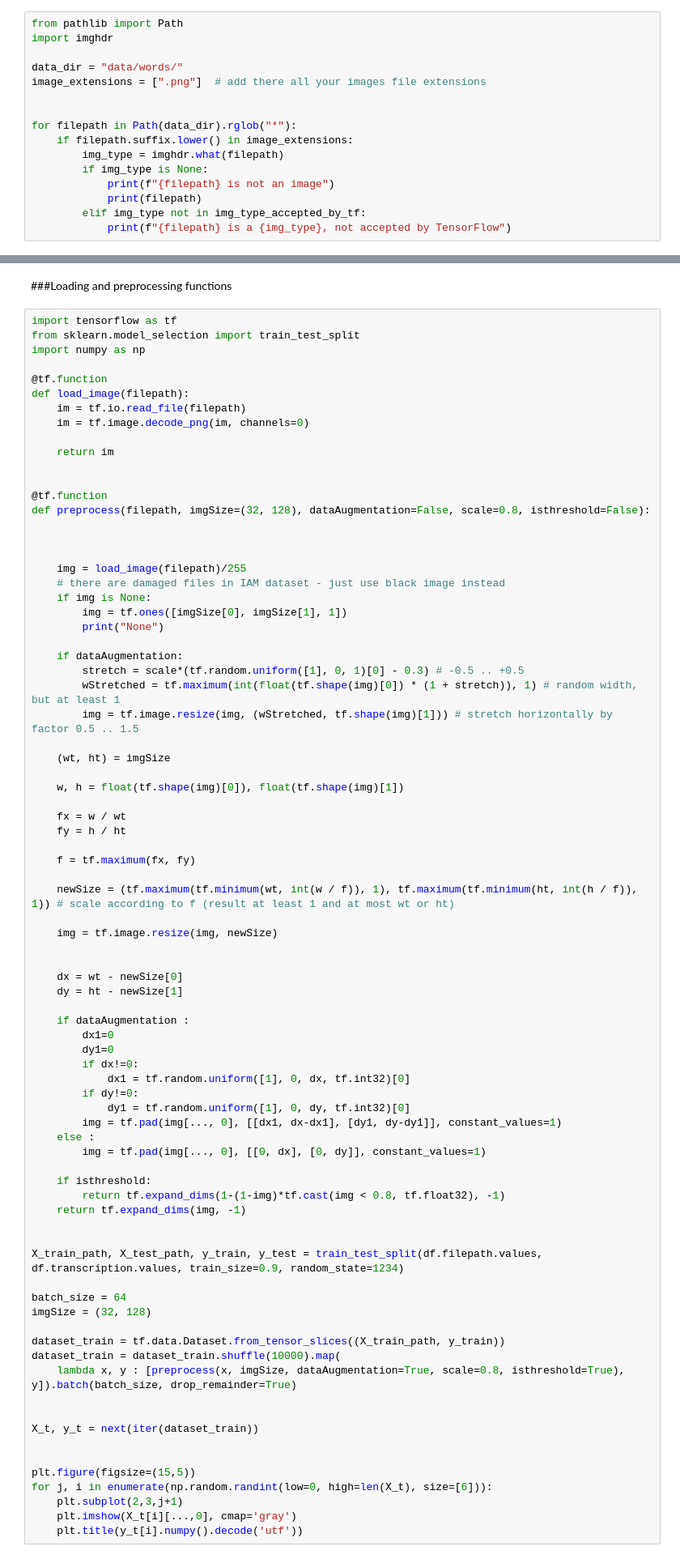
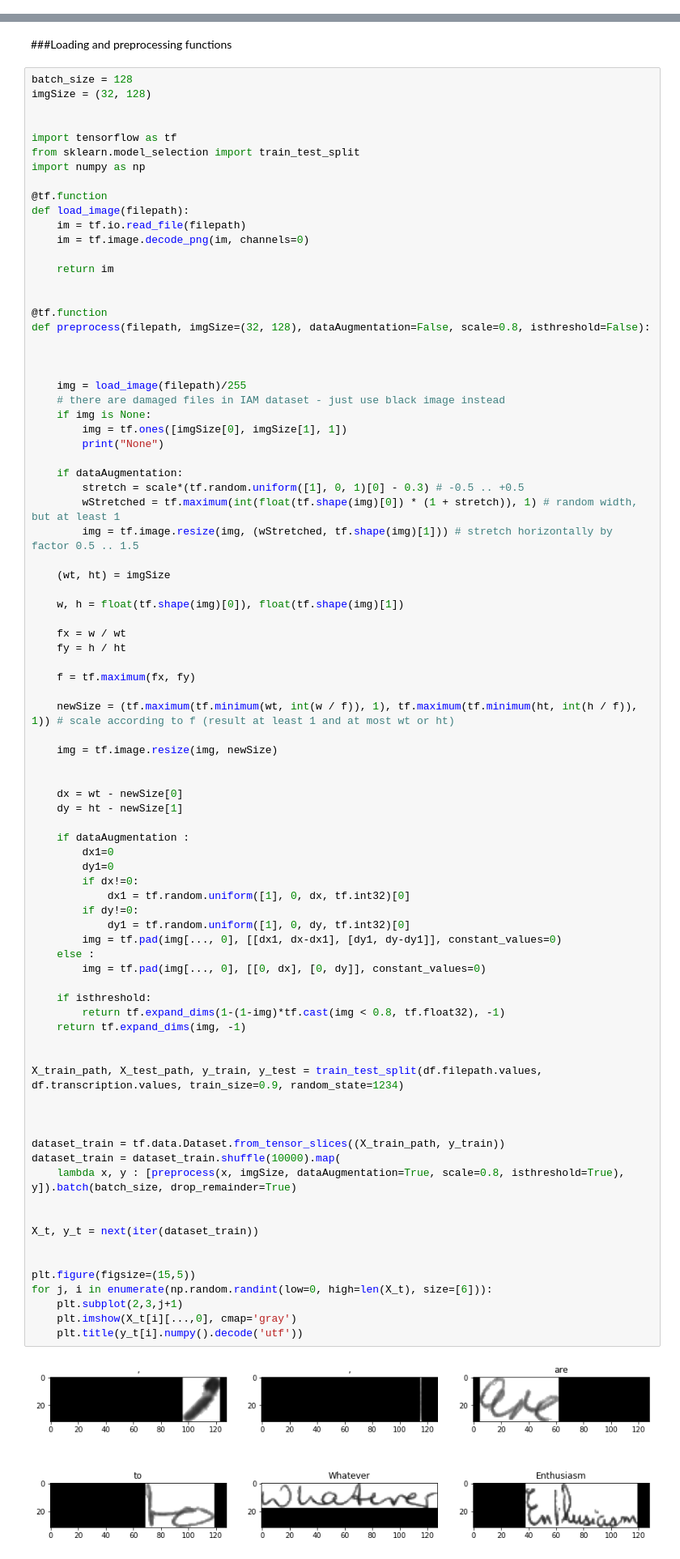
Before and after one commit to Zokoban/pyOCRTEN, a Jupyter notebook: ocr_project.ipynb, the cells around one changed output, grey strips where cells are left out. Shown at 81% size. Saved outputs shown, nothing was run; the diff lists cells and outputs as text.

```diff
--- a/ocr_project.ipynb
+++ b/ocr_project.ipynb
@@ -121,16 +115,0 @@ df Length:  48227
-# %%
-from pathlib import Path
-import imghdr
-
-data_dir = "data/words/"
-image_extensions = [".png"]  # add there all your images file extensions
-
-
-for filepath in Path(data_dir).rglob("*"):
-    if filepath.suffix.lower() in image_extensions:
-        img_type = imghdr.what(filepath)
-        if img_type is None:
-            print(f"{filepath} is not an image")
-            print(filepath)
-        elif img_type not in img_type_accepted_by_tf:
-            print(f"{filepath} is a {img_type}, not accepted by TensorFlow")
@@ -144,6 +118,10 @@ data/words/a01/a01-117/a01-117-05-02.png
 # %% [markdown]
 ###Loading and preprocessing functions
 # %%
+batch_size = 128
+imgSize = (32, 128)
+
+
 import tensorflow as tf
 from sklearn.model_selection import train_test_split
 import numpy as np
@@ -192,37 +170,38 @@ def preprocess(filepath, imgSize=(32, 128), dataAugmentation=False, scale=0.8, i
     if dataAugmentation :
         dx1=0
         dy1=0
         if dx!=0:
             dx1 = tf.random.uniform([1], 0, dx, tf.int32)[0]
         if dy!=0:
             dy1 = tf.random.uniform([1], 0, dy, tf.int32)[0]
-        img = tf.pad(img[..., 0], [[dx1, dx-dx1], [dy1, dy-dy1]], constant_values=1)
+        img = tf.pad(img[..., 0], [[dx1, dx-dx1], [dy1, dy-dy1]], constant_values=0)
     else :
-        img = tf.pad(img[..., 0], [[0, dx], [0, dy]], constant_values=1)
+        img = tf.pad(img[..., 0], [[0, dx], [0, dy]], constant_values=0)
 
     if isthreshold:
         return tf.expand_dims(1-(1-img)*tf.cast(img < 0.8, tf.float32), -1)
     return tf.expand_dims(img, -1)
 
 
 X_train_path, X_test_path, y_train, y_test = train_test_split(df.filepath.values, df.transcription.values, train_size=0.9, random_state=1234)
 
-batch_size = 64
-imgSize = (32, 128)
+
 
 dataset_train = tf.data.Dataset.from_tensor_slices((X_train_path, y_train))
 dataset_train = dataset_train.shuffle(10000).map(
     lambda x, y : [preprocess(x, imgSize, dataAugmentation=True, scale=0.8, isthreshold=True), y]).batch(batch_size, drop_remainder=True)
 
 
 X_t, y_t = next(iter(dataset_train))
 
 
 plt.figure(figsize=(15,5))
 for j, i in enumerate(np.random.randint(low=0, high=len(X_t), size=[6])):
     plt.subplot(2,3,j+1)
     plt.imshow(X_t[i][...,0], cmap='gray')
     plt.title(y_t[i].numpy().decode('utf'))
+# %% [output]
+[figure, added]
 # %% [markdown]
 ## Vectorization of the labels
 # %%
```
Also changed, not shown: parts of 24 cells of this notebook.
